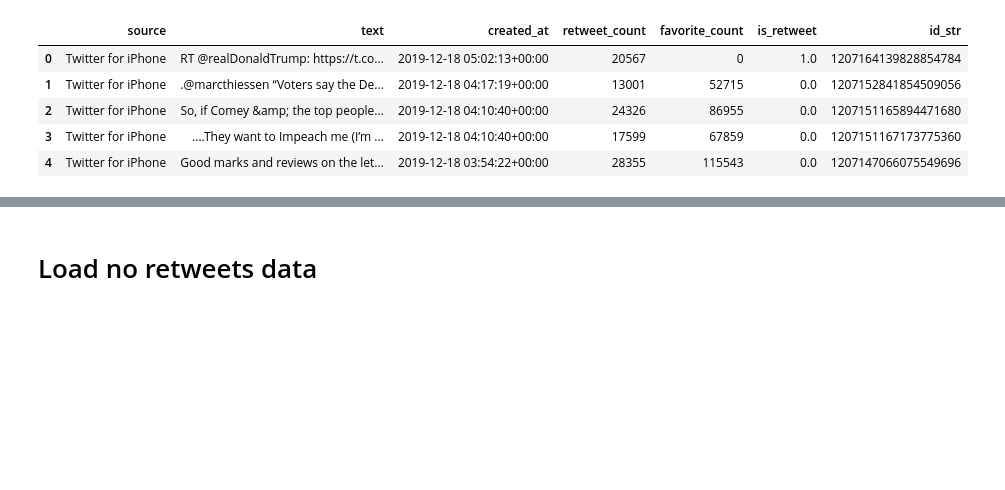
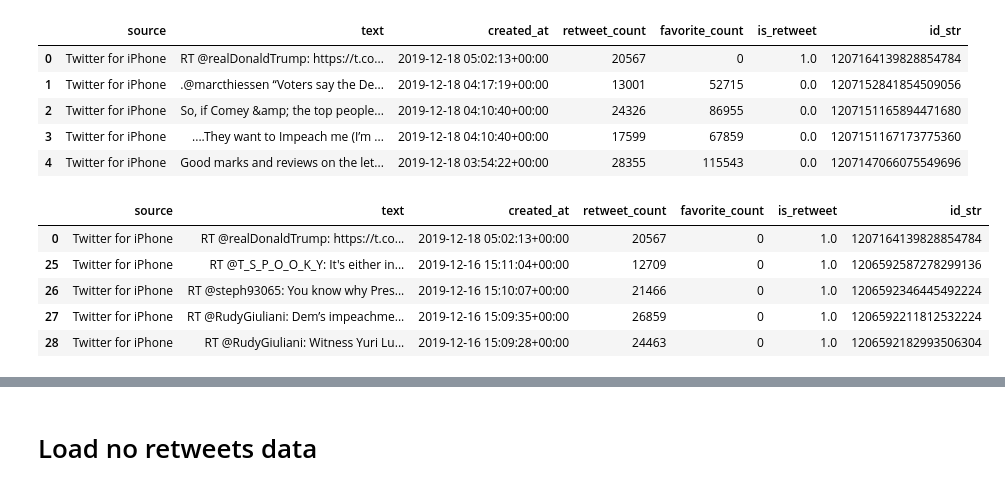
Before and after one commit to emilou1981/Trump_Tweets_Project, a Jupyter notebook: code/ETL.ipynb, the cells around one changed output, grey strips where cells are left out. Saved outputs shown, nothing was run; the diff lists cells and outputs as text; code cells hidden in the pictures; blank space fills up the shorter version.

```diff
--- a/code/ETL.ipynb
+++ b/code/ETL.ipynb
@@ -28,3 +28,14 @@ tweets_df.head()
 | 2 | Twitter for iPhone | So, if Comey &amp; the top people... | 2019-12-18 04:10:40+00:00 | 24326 | 86955 | 0.0 | 1207151165894471680 |
 | 3 | Twitter for iPhone | ....They want to Impeach me (I’m ... | 2019-12-18 04:10:40+00:00 | 17599 | 67859 | 0.0 | 1207151167173775360 |
 | 4 | Twitter for iPhone | Good marks and reviews on the let... | 2019-12-18 03:54:22+00:00 | 28355 | 115543 | 0.0 | 1207147066075549696 |
+# %%
+retweets = tweets_df[tweets_df["is_retweet"] == 1.0]
+own_tweets = tweets_df[tweets_df["is_retweet"] == 0.0]
+retweets.head()
+# %% [output]
+|  | source | text | created_at | retweet_count | favorite_count | is_retweet | id_str |
+| 0 | Twitter for iPhone | RT @realDonaldTrump: https://t.co... | 2019-12-18 05:02:13+00:00 | 20567 | 0 | 1.0 | 1207164139828854784 |
+| 25 | Twitter for iPhone | RT @T_S_P_O_O_K_Y: It's either in... | 2019-12-16 15:11:04+00:00 | 12709 | 0 | 1.0 | 1206592587278299136 |
+| 26 | Twitter for iPhone | RT @steph93065: You know why Pres... | 2019-12-16 15:10:07+00:00 | 21466 | 0 | 1.0 | 1206592346445492224 |
+| 27 | Twitter for iPhone | RT @RudyGiuliani: Dem’s impeachme... | 2019-12-16 15:09:35+00:00 | 26859 | 0 | 1.0 | 1206592211812532224 |
+| 28 | Twitter for iPhone | RT @RudyGiuliani: Witness Yuri Lu... | 2019-12-16 15:09:28+00:00 | 24463 | 0 | 1.0 | 1206592182993506304 |
```
Also changed, not shown: parts of 4 cells of this notebook, 2 other files.
